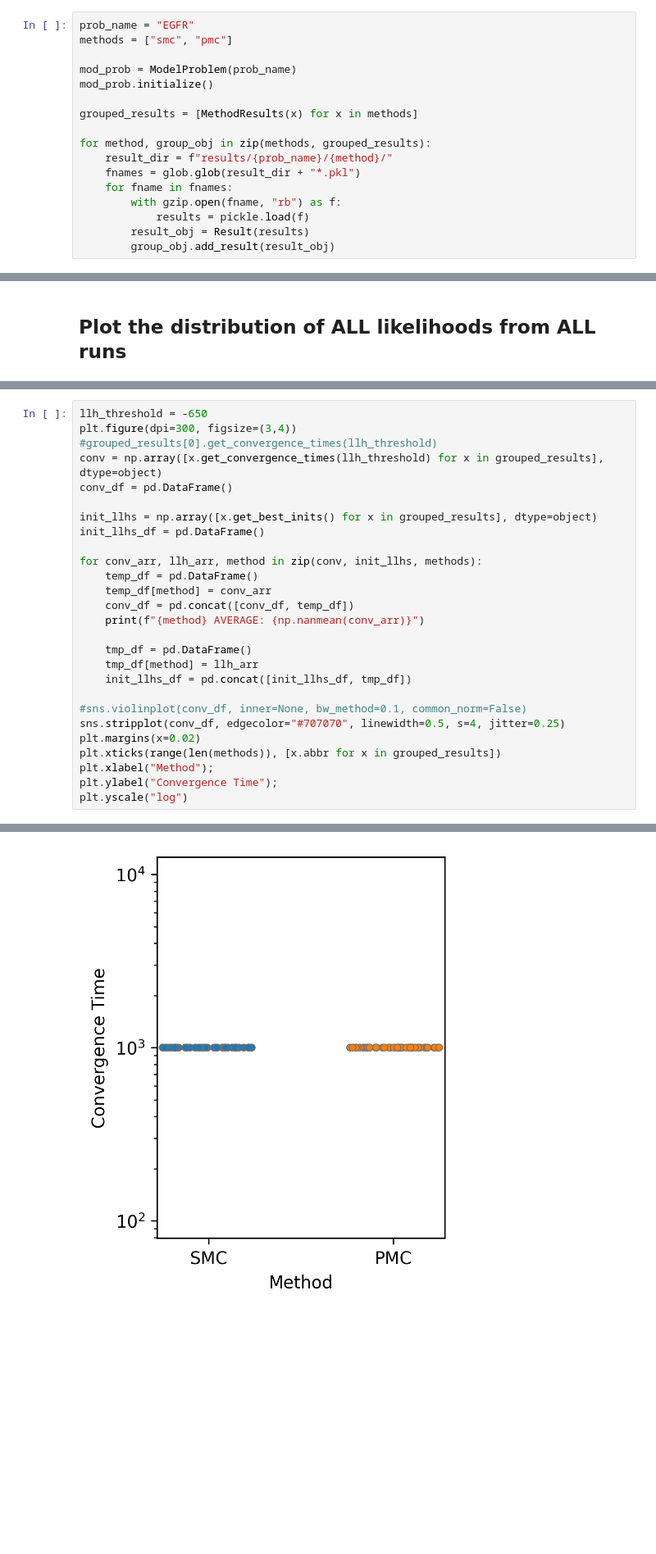
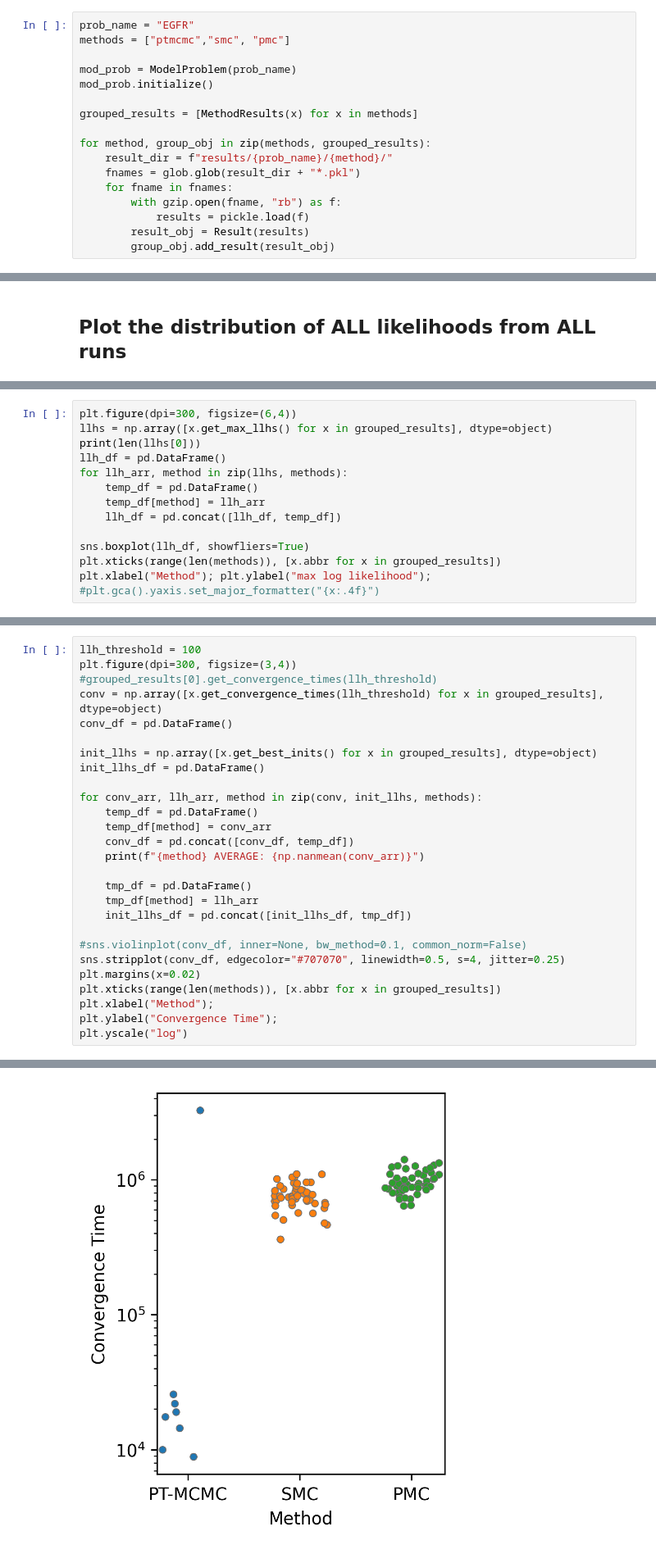
Before and after one commit to LarkinIt/AMICI-BayesianBenchmark, a Jupyter notebook: compare_methods.ipynb, the cells around one changed output, grey strips where cells are left out. Shown: that part at 82% size. Cells and saved outputs as stored; diff of their text form; blank space fills up the shorter version.

```diff
--- a/compare_methods.ipynb
+++ b/compare_methods.ipynb
@@ -13,7 +13,7 @@ from modelproblem import ModelProblem
 from result_classes import Result,MethodResults
 # %%
 prob_name = "EGFR"
-methods = ["smc", "pmc"]
+methods = ["ptmcmc","smc", "pmc"]
 
 mod_prob = ModelProblem(prob_name)
 mod_prob.initialize()
@@ -91,0 +102,14 @@ plt.gca().yaxis.set_major_formatter("{x:.4f}")
+# %%
+plt.figure(dpi=300, figsize=(6,4))
+llhs = np.array([x.get_max_llhs() for x in grouped_results], dtype=object)
+print(len(llhs[0]))
+llh_df = pd.DataFrame()
+for llh_arr, method in zip(llhs, methods):
+	temp_df = pd.DataFrame()
+	temp_df[method] = llh_arr
+	llh_df = pd.concat([llh_df, temp_df])
+
+sns.boxplot(llh_df, showfliers=True)
+plt.xticks(range(len(methods)), [x.abbr for x in grouped_results])
+plt.xlabel("Method"); plt.ylabel("max log likelihood");
+#plt.gca().yaxis.set_major_formatter("{x:.4f}")
@@ -119,5 +147,5 @@ MAX NUM FUNC CALLS: 3257096
 # %%
-llh_threshold = -650
+llh_threshold = 100
 plt.figure(dpi=300, figsize=(3,4))
 #grouped_results[0].get_convergence_times(llh_threshold)
 conv = np.array([x.get_convergence_times(llh_threshold) for x in grouped_results], dtype=object)
@@ -149 +178 @@ pmc AVERAGE: 1000.0
-[figure, old version]
+[figure, new version]
```
Also changed, not shown: parts of 5 cells of this notebook, 3 other files.
